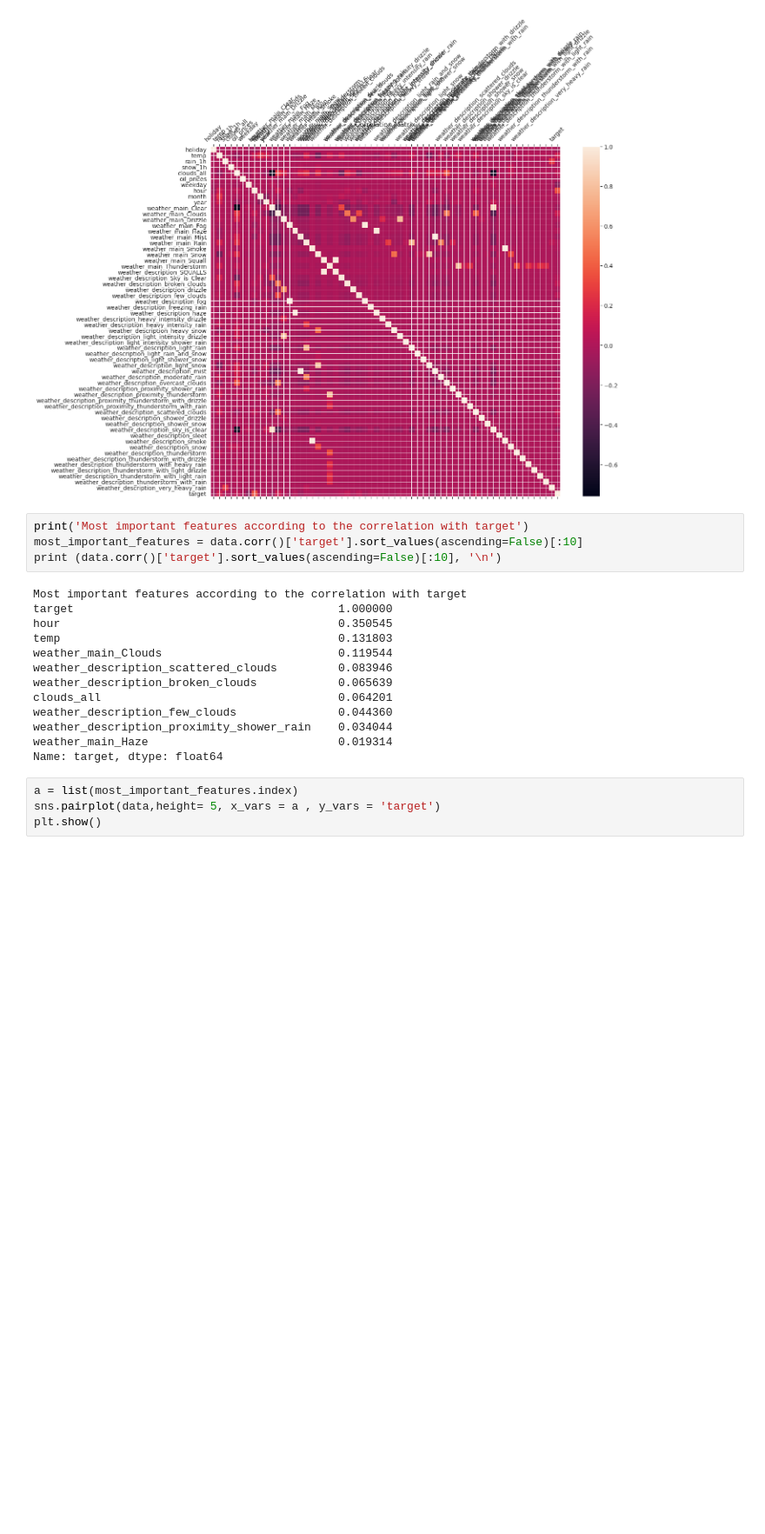
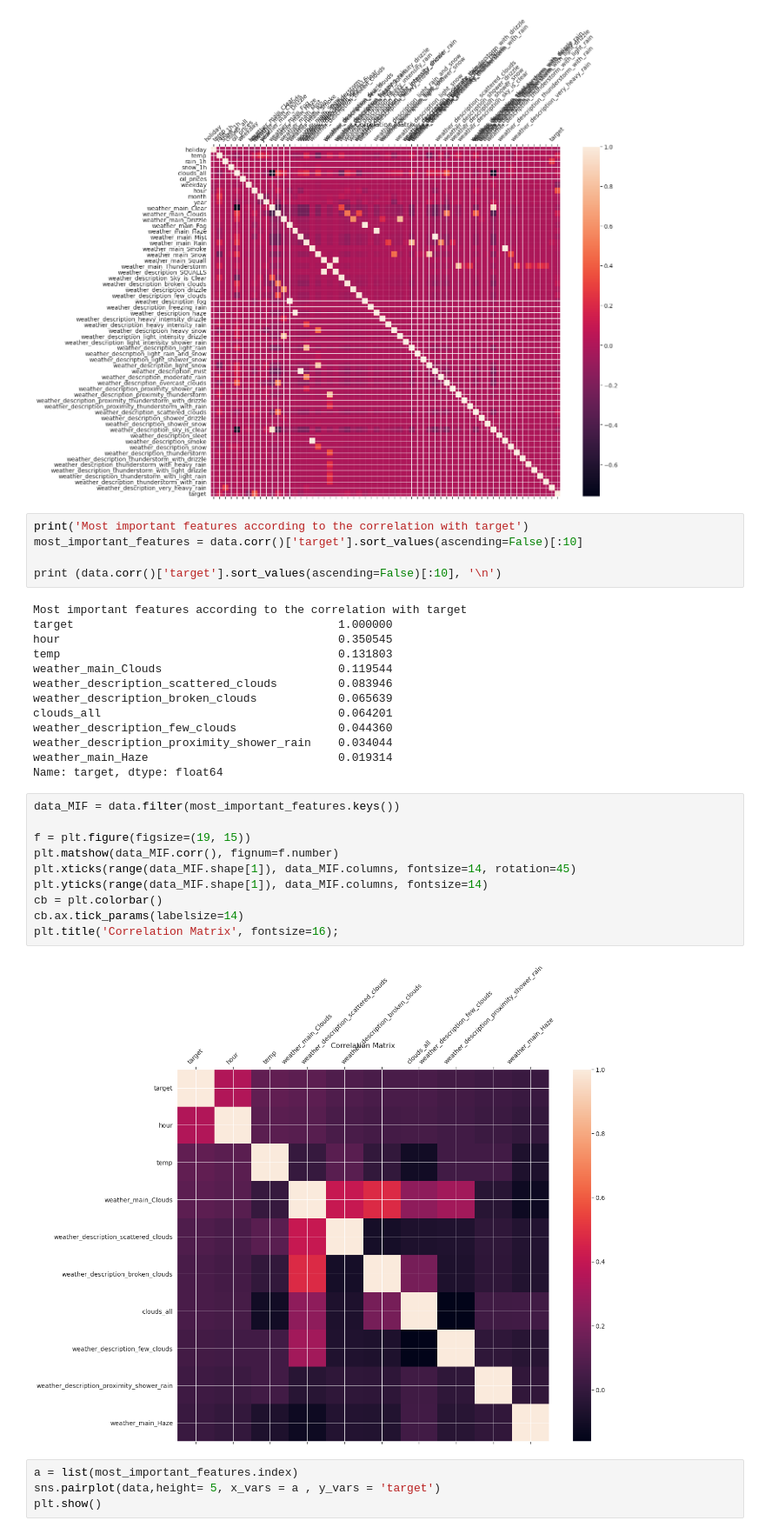
Before and after one commit to UrsulaAlcantara/Segway, a Jupyter notebook: starting_kit/README_modelVisual.ipynb, the cells around one changed output. Shown at 87% size. Cells and saved outputs as stored; diff of their text form; blank space fills up the shorter version.

Commit message:
Test Visual

```diff
--- a/starting_kit/README_modelVisual.ipynb
+++ b/starting_kit/README_modelVisual.ipynb
@@ -134,6 +134,7 @@ plt.title('Correlation Matrix', fontsize=16);
 # %%
 print('Most important features according to the correlation with target')
 most_important_features = data.corr()['target'].sort_values(ascending=False)[:10]
+
 print (data.corr()['target'].sort_values(ascending=False)[:10], '\n')
 # %% [output]
 Most important features according to the correlation with target
@@ -148,6 +149,18 @@ weather_description_few_clouds               0.044360
 weather_description_proximity_shower_rain    0.034044
 weather_main_Haze                            0.019314
 Name: target, dtype: float64
+# %%
+data_MIF = data.filter(most_important_features.keys())
+
+f = plt.figure(figsize=(19, 15))
+plt.matshow(data_MIF.corr(), fignum=f.number)
+plt.xticks(range(data_MIF.shape[1]), data_MIF.columns, fontsize=14, rotation=45)
+plt.yticks(range(data_MIF.shape[1]), data_MIF.columns, fontsize=14)
+cb = plt.colorbar()
+cb.ax.tick_params(labelsize=14)
+plt.title('Correlation Matrix', fontsize=16);
+# %% [output]
+[figure, added]
 # %%
 a = list(most_important_features.index)
 sns.pairplot(data,height= 5, x_vars = a , y_vars = 'target')
```
Also changed, not shown: parts of 22 cells of this notebook.
